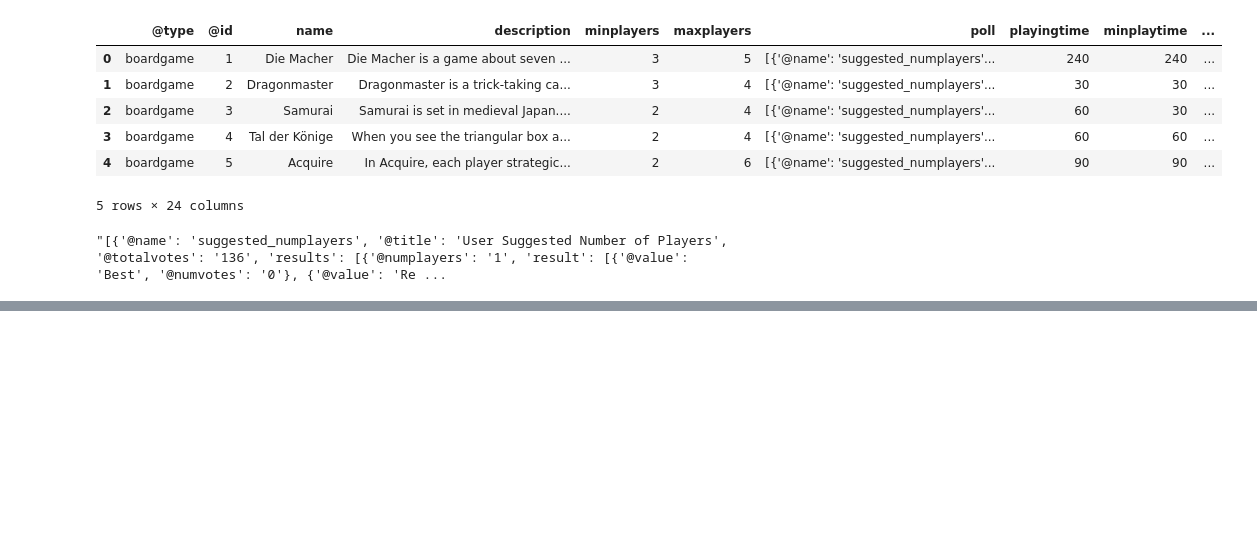
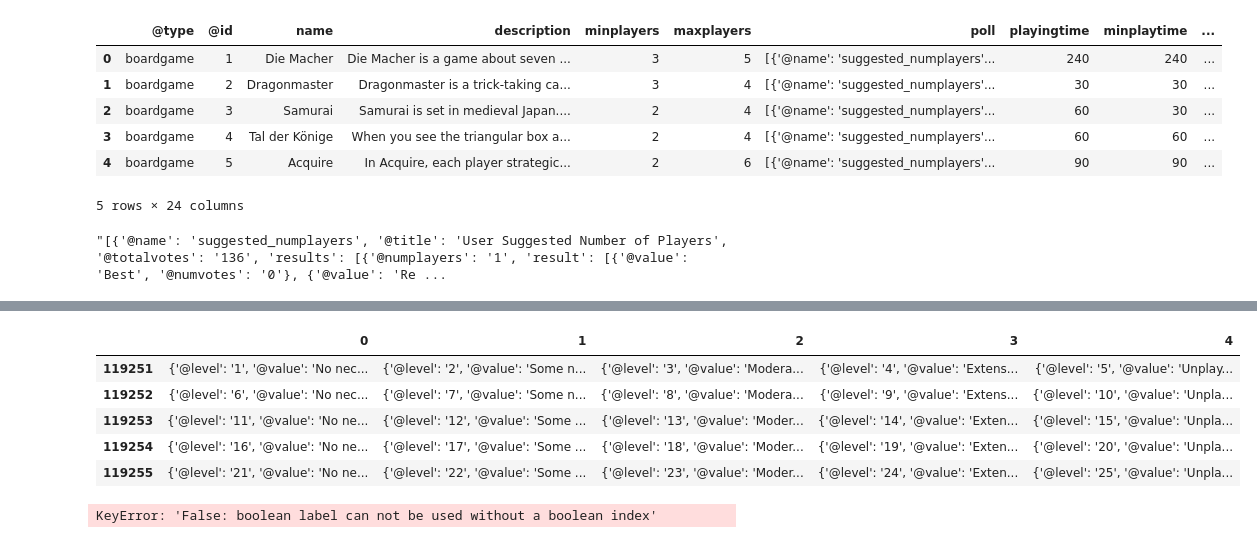
Before and after one commit to trapperkreeper/Project1, a Jupyter notebook: language_related.ipynb, the cells around one changed output, grey strips where cells are left out. Drawn from its saved outputs; the diff is of its cells as text; code cells hidden in the pictures; blank space fills up the shorter version.

```diff
--- a/language_related.ipynb
+++ b/language_related.ipynb
@@ -77,0 +160,15 @@ memory usage: 933.6+ KB
+# %%
+# Creating a df of the language_df's list
+df2 = pd.DataFrame([item for sublist in language_df for item in sublist])
+df2.tail()
+# %% [output]
+|  | 0 | 1 | 2 | 3 | 4 |
+| 119251 | {'@level': '1', '@value': 'No nec... | {'@level': '2', '@value': 'Some n... | {'@level': '3', '@value': 'Modera... | {'@level': '4', '@value': 'Extens... | {'@level': '5', '@value': 'Unplay... |
+| 119252 | {'@level': '6', '@value': 'No nec... | {'@level': '7', '@value': 'Some n... | {'@level': '8', '@value': 'Modera... | {'@level': '9', '@value': 'Extens... | {'@level': '10', '@value': 'Unpla... |
+| 119253 | {'@level': '11', '@value': 'No ne... | {'@level': '12', '@value': 'Some ... | {'@level': '13', '@value': 'Moder... | {'@level': '14', '@value': 'Exten... | {'@level': '15', '@value': 'Unpla... |
+| 119254 | {'@level': '16', '@value': 'No ne... | {'@level': '17', '@value': 'Some ... | {'@level': '18', '@value': 'Moder... | {'@level': '19', '@value': 'Exten... | {'@level': '20', '@value': 'Unpla... |
+| 119255 | {'@level': '21', '@value': 'No ne... | {'@level': '22', '@value': 'Some ... | {'@level': '23', '@value': 'Moder... | {'@level': '24', '@value': 'Exten... | {'@level': '25', '@value': 'Unpla... |
+# %%
+df.loc[len(df["language_poll"])==0]
+# %% [output]
+KeyError: 'False: boolean label can not be used without a boolean index'
```
Also changed, not shown: parts of 9 cells of this notebook.
